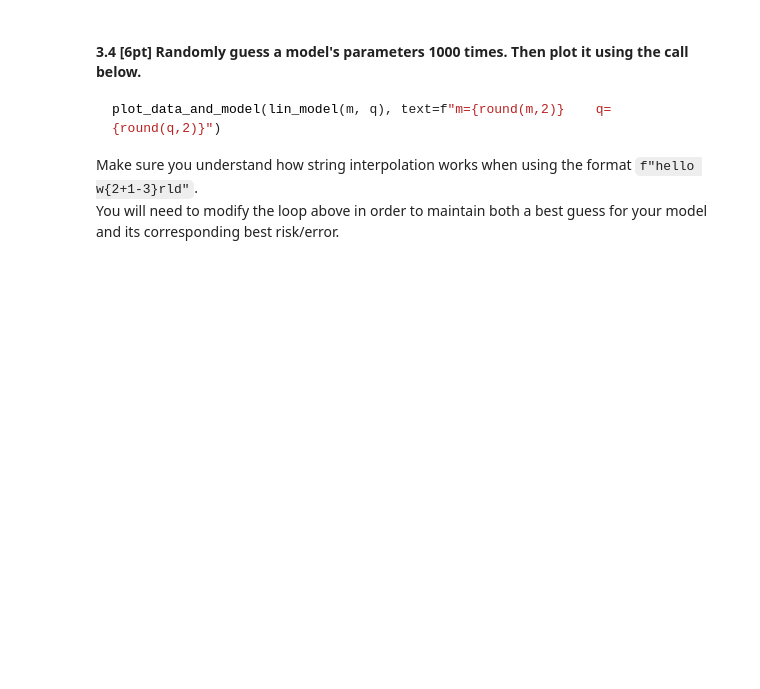
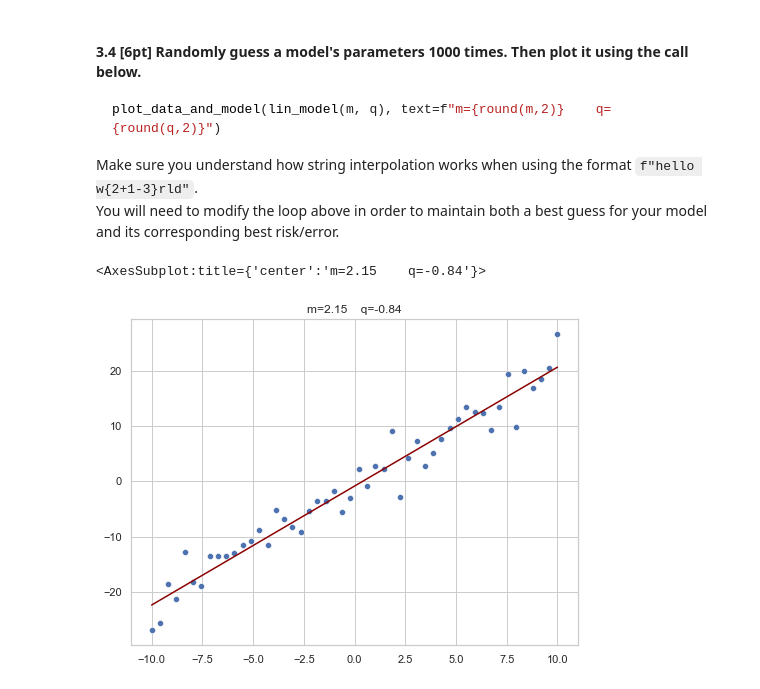
Before and after one commit to chantulevi1/MachineLearning, a Jupyter notebook: assignment_01.ipynb, the cells around one changed output. Drawn from its saved outputs; the diff is of its cells as text; code cells hidden in the pictures; blank space fills up the shorter version.

````diff
--- a/assignment_01.ipynb
+++ b/assignment_01.ipynb
@@ -175,0 +154,4 @@ print(prediction)
+# %%
+def lineal_model(m,q): return lambda x:m*x+q
+test = lineal_model(2,1)
+test
@@ -186,0 +163,4 @@ def L(x, y):
+# %%
+loss = lambda x, y: abs(x - y)
+loss_test = loss(3,5)
+loss_test
@@ -204,0 +171,8 @@ def risk(linear_model):
+# %%
+data_x = [1, 2, 3, 4, 5]  # example input values
+data_y = [1.5, 2.5, 3.5, 4.5, 5.5]  # example target values
+
+def risk(model):
+    return sum([loss(model(x), y) for x, y in zip(data_x, data_y)])
+
+print(risk(test))
@@ -227,3 +203,31 @@ plot_data_and_model(lin_model(m, q), text=f"m={round(m,2)}    q={round(q,2)}")
 ```
 Make sure you understand how string interpolation works when using the format `f"hello w{2+1-3}rld"`.
 You will need to modify the loop above in order to maintain both a best guess for your model and its corresponding best risk/error.
+# %%
+min_guess = np.Infinity # higher than highest possible
+
+best_guesses_m = []
+best_guesses_q = []
+best_guesses_risk = []
+
+for _ in range(1000):
+    guess_m = np.random.uniform(-5,5)
+    guess_q = np.random.uniform(-5,5)
+
+    guess_risk = risk(lineal_model(guess_m, guess_q))
+
+    if guess_risk < min_guess:
+        min_guess = guess_risk
+        best_guesses_risk.append(min_guess)
+        best_guesses_m.append(guess_m)
+        best_guesses_q.append(guess_q)
+
+min_risk_index = best_guesses_risk.index(min(best_guesses_risk))
+
+best_m = best_guesses_m[min_risk_index]
+best_q = best_guesses_q[min_risk_index]
+
+plot_data_and_model(lineal_model(best_m, best_q), text=f"m={round(best_m,2)}    q={round(best_q,2)}")
+# %% [output]
+<AxesSubplot:title={'center':'m=2.15    q=-0.84'}>
+[figure, added]
````
Also changed, not shown: parts of 20 cells of this notebook.
